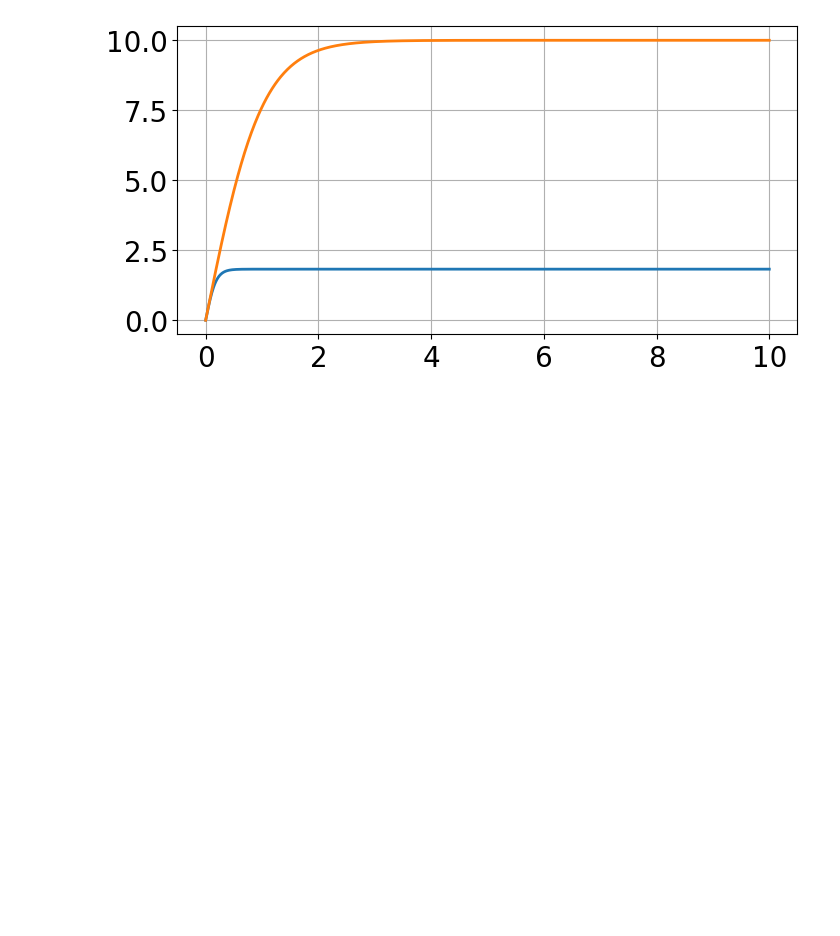
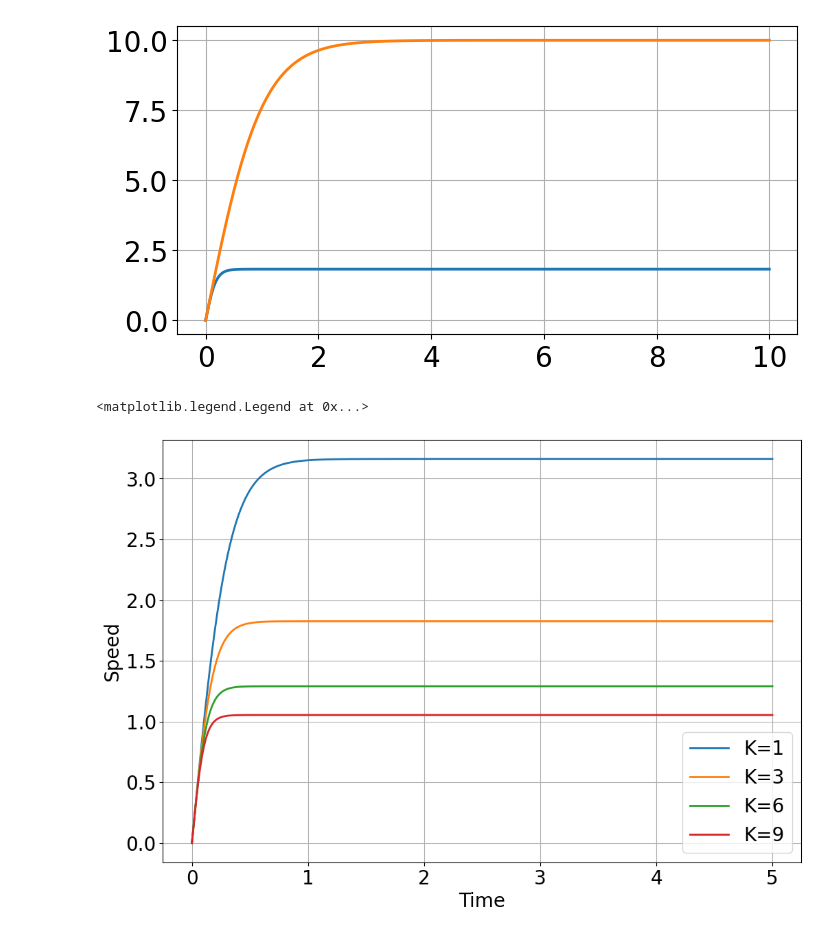
Before and after one commit to bblais/Computer-Programming-for-the-Sciences-Spring-2023, a Jupyter notebook: Sprint #2 - Dynamical Systems and Parameters/2023-02-21 - Intro to Pyndamics3.ipynb, the cells around one changed output. Drawn from its saved outputs; the diff is of its cells as text; code cells hidden in the pictures; blank space fills up the shorter version.

Commit message:
loop the parameter

```diff
--- a/Sprint #2 - Dynamical Systems and Parameters/2023-02-21 - Intro to Pyndamics3.ipynb
+++ b/Sprint #2 - Dynamical Systems and Parameters/2023-02-21 - Intro to Pyndamics3.ipynb
@@ -64,3 +64,20 @@ plot(sim.t,sim.v)
 # %% [output]
 [<matplotlib.lines.Line2D at 0x...>]
 [figure]
+# %%
+for k in [1,3,6,9]:
+
+    sim=Simulation()
+    sim.add(" x' = v ",0)  # the 0 is the initial value for x
+    sim.add(" v' = g-k/m*v**2",0) # the 0 is the initial value for v
+    sim.params(g=10,m=1,k=k)
+    sim.run(5)  # this is how long the simulation should run -- how large of a value of t
+
+    plot(sim.t,sim.v,label=f"K={k}")
+
+xlabel('Time')
+ylabel('Speed')
+legend()
+# %% [output]
+<matplotlib.legend.Legend at 0x...>
+[figure, added]
```
Also changed, not shown: parts of 3 cells of this notebook, 1 other file.
